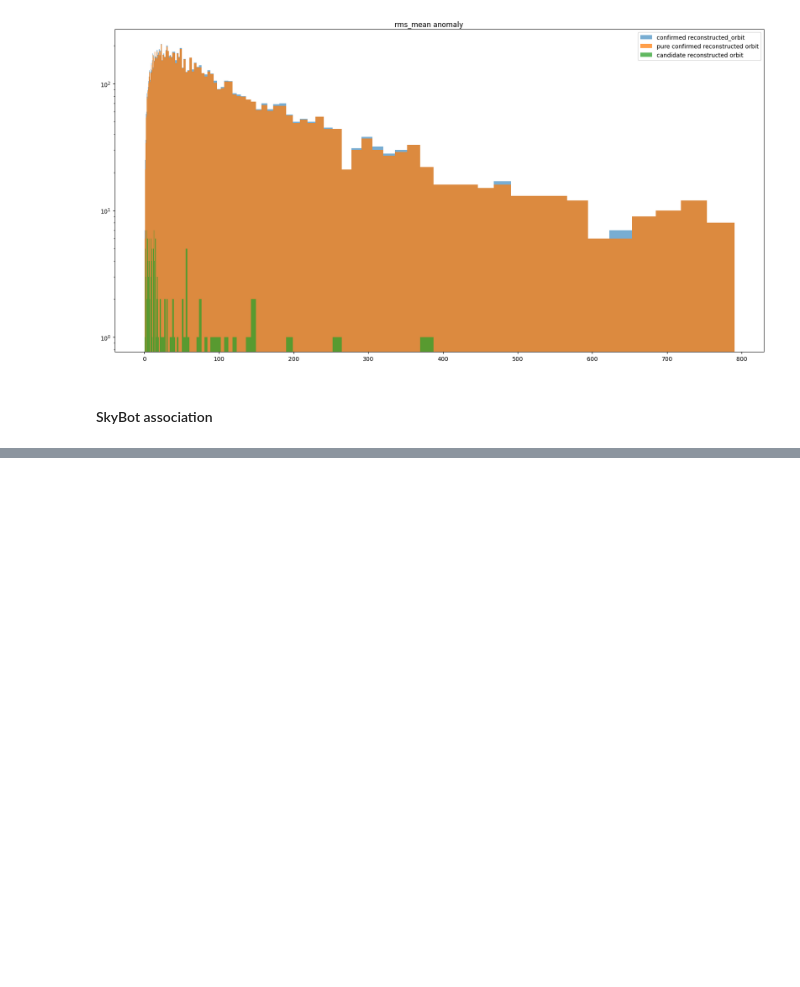
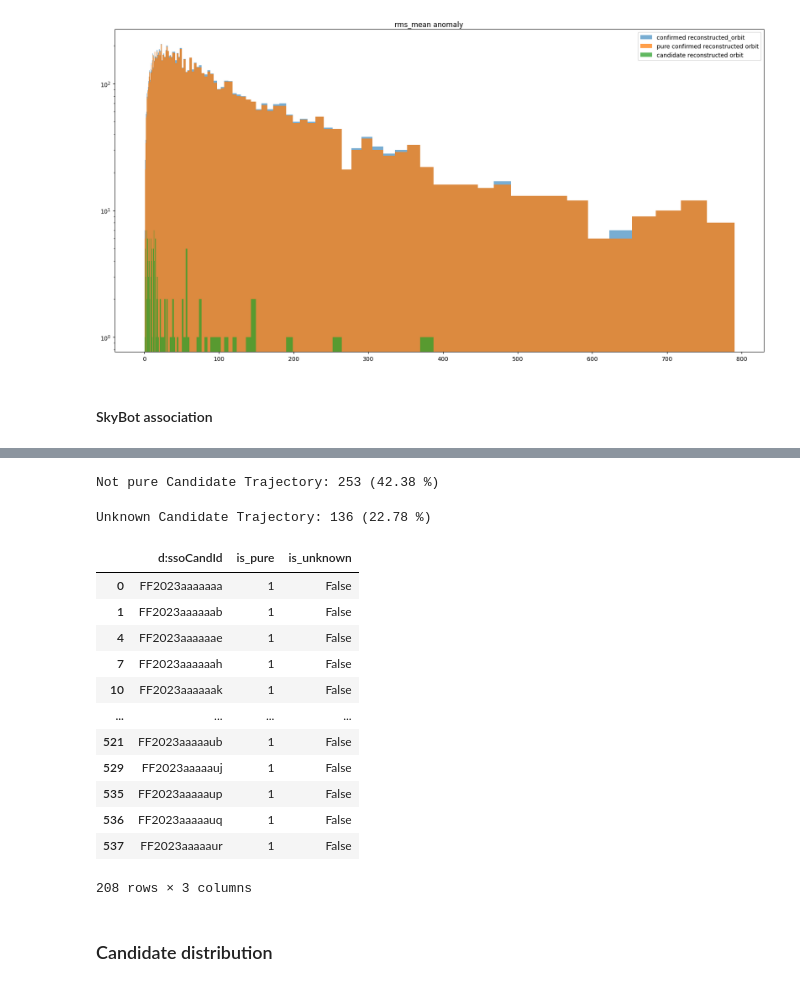
Before and after one commit to FusRoman/fink-fat, a Jupyter notebook: notebook/results_analysis/candidates_fink_fat.ipynb, the cells around one changed output, grey strips where cells are left out. Cells and saved outputs as stored; diff of their text form; code cells hidden in the pictures; blank space fills up the shorter version.

```diff
--- a/notebook/results_analysis/candidates_fink_fat.ipynb
+++ b/notebook/results_analysis/candidates_fink_fat.ipynb
@@ -151,0 +167,28 @@ u.compare_confirmed_and_candidates_rms(
+# %%
+not_pure_obj = purity_unknown[purity_unknown["is_pure"] != 1]
+print("Not pure Candidate Trajectory: {:,} ({:.2f} %)".format(len(not_pure_obj), (len(not_pure_obj) / len(skybot_res.drop_duplicates("d:ssoCandId"))*100)))
+# %% [output]
+Not pure Candidate Trajectory: 253 (42.38 %)
+# %%
+unknown_obj = purity_unknown[(purity_unknown["is_pure"] == 1) & (purity_unknown["is_unknown"])]
+print("Unknown Candidate Trajectory: {:,} ({:.2f} %)".format(len(unknown_obj), (len(unknown_obj) / len(skybot_res.drop_duplicates("d:ssoCandId"))*100)))
+# %% [output]
+Unknown Candidate Trajectory: 136 (22.78 %)
+# %%
+pure_obj
+# %% [output]
+|  | d:ssoCandId | is_pure | is_unknown |
+| 0 | FF2023aaaaaaa | 1 | False |
+| 1 | FF2023aaaaaab | 1 | False |
+| 4 | FF2023aaaaaae | 1 | False |
+| 7 | FF2023aaaaaah | 1 | False |
+| 10 | FF2023aaaaaak | 1 | False |
+| ... | ... | ... | ... |
+| 521 | FF2023aaaaaub | 1 | False |
+| 529 | FF2023aaaaauj | 1 | False |
+| 535 | FF2023aaaaaup | 1 | False |
+| 536 | FF2023aaaaauq | 1 | False |
+| 537 | FF2023aaaaaur | 1 | False |
+208 rows × 3 columns
+# %% [markdown]
+### Candidate distribution
```
Also changed, not shown: parts of 18 cells of this notebook, 3 other files.
